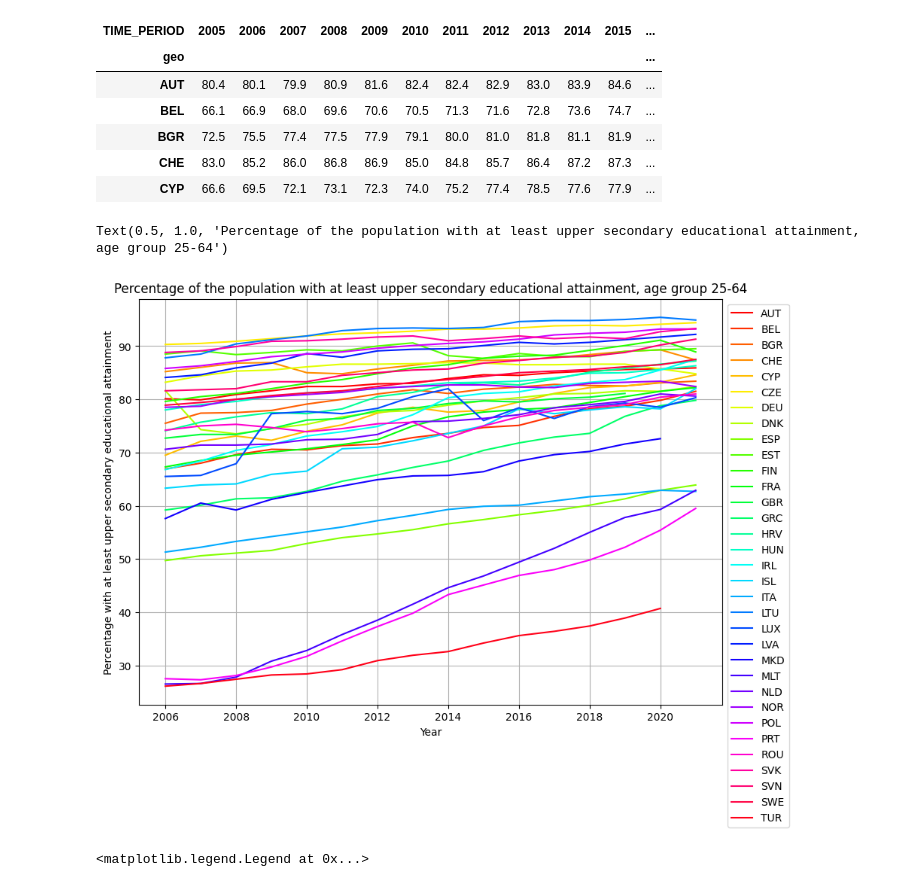
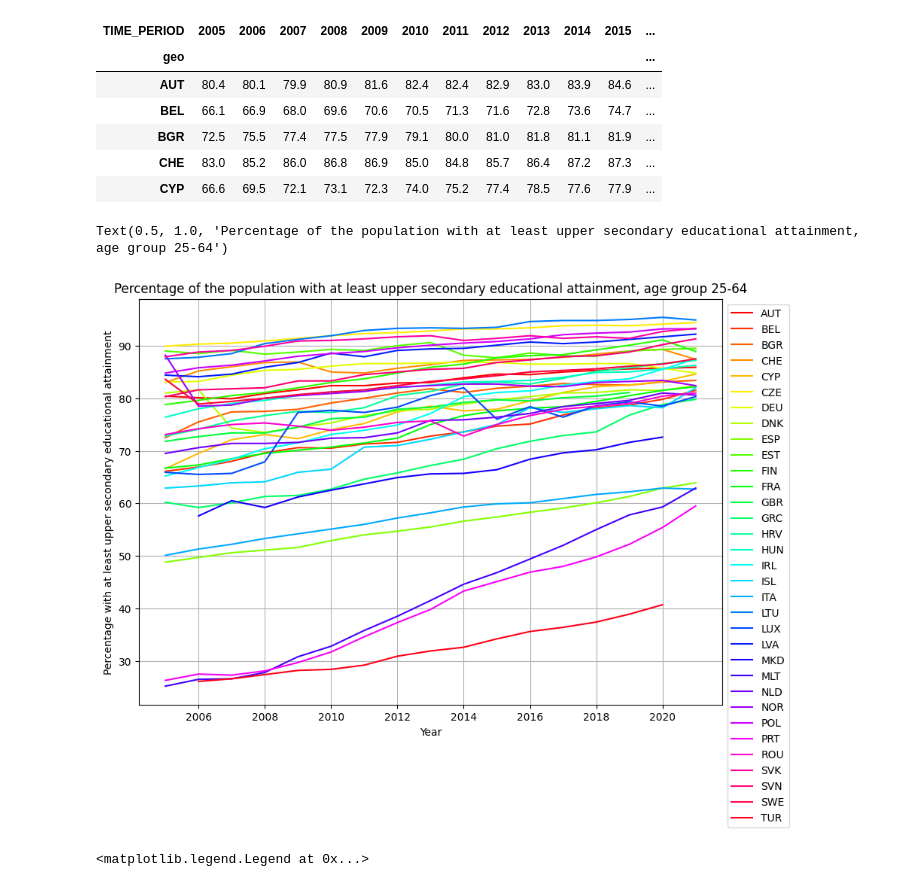
Before and after one commit to JoanneLin168/ADS-European-Productivity, a Jupyter notebook: Notebooks/Education.ipynb, the cells around one changed output. Saved outputs shown, nothing was run; the diff lists cells and outputs as text; code cells hidden in the pictures.

```diff
--- a/Notebooks/Education.ipynb
+++ b/Notebooks/Education.ipynb
@@ -122,24 +122,24 @@ education.head()
 # %%
 # using nuno's code to see what it looks like (thanks nuno)
 
 numberOfRows = education.shape[0]
 numberOfColumns = education.shape[1]
 plt.figure(figsize=(10, 7))
 
 colors = plt.cm.hsv(np.linspace(0, 1, numberOfRows))
 
 for row in range(numberOfRows):
     countryCode = education.iloc[row].name
-    plt.plot(np.array(education.columns[1:]), education.iloc[row][1:], color=colors[row], label=countryCode)
+    plt.plot(np.array(education.columns[0:]), education.iloc[row][0:], color=colors[row], label=countryCode)
 
 plt.grid()
 plt.legend(bbox_to_anchor=(1.0, 1.0), loc='best')
 plt.xlabel('Year')
 plt.ylabel('Percentage with at least upper secondary educational attainment')
 plt.title("Percentage of the population with at least upper secondary educational attainment, age group 25-64")
 # %% [output]
 Text(0.5, 1.0, 'Percentage of the population with at least upper secondary educational attainment, age group 25-64')
-[figure, old version]
+[figure, new version]
 # %%
 #drop columns not in education data
 alignedProductivity = productivity.drop(["mean", "2000", "2001","2002","2003","2004"], axis=1)
```
Also changed, not shown: parts of 5 cells of this notebook.
